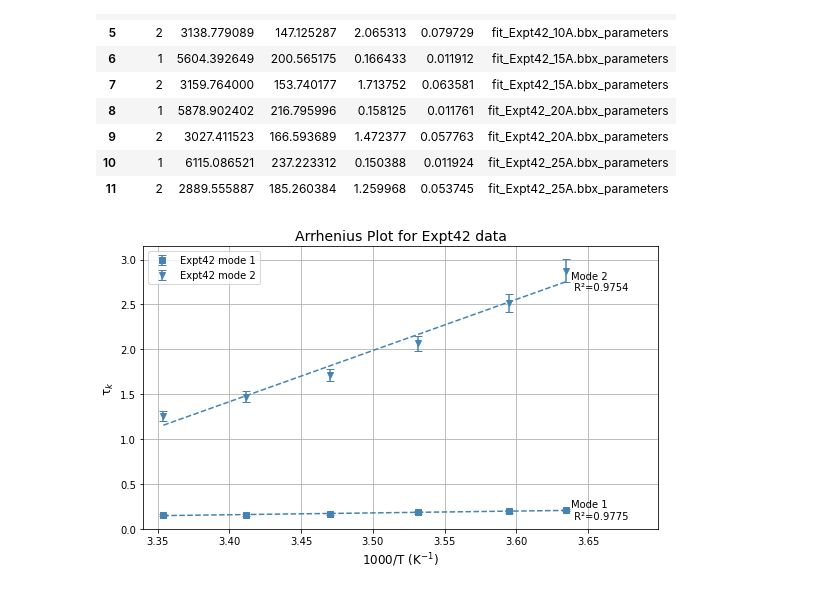
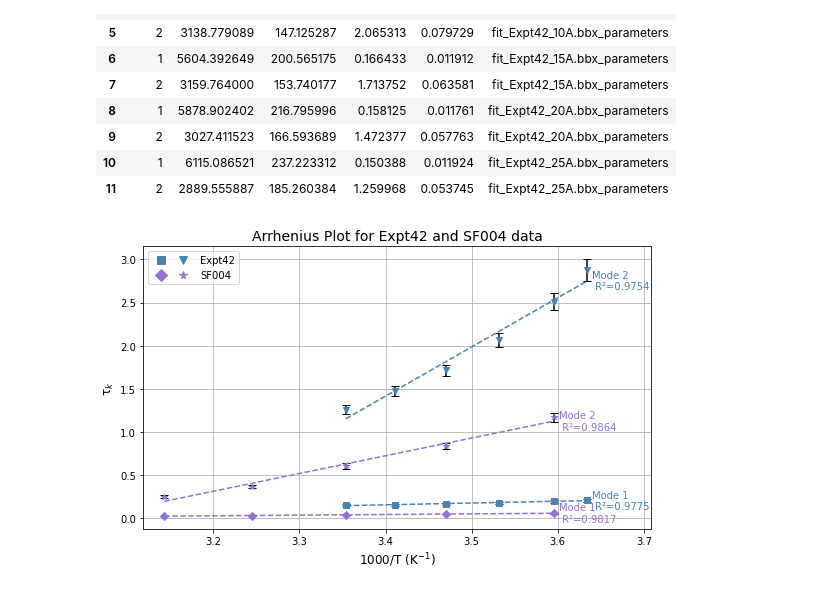
Before and after one commit to sc-coding-work/Sticky_Dumbbell_MS_Project, a Jupyter notebook: Fits_folder/Results_analysis.ipynb, the cells around one changed output. Cells and saved outputs as stored; diff of their text form; code cells hidden in the pictures.

```diff
--- a/Fits_folder/Results_analysis.ipynb
+++ b/Fits_folder/Results_analysis.ipynb
@@ -314,63 +314,87 @@ df_parameters['Expt42_data']
 # %%
 import numpy as np
 from scipy.stats import linregress
+from matplotlib.legend_handler import HandlerTuple
+import matplotlib.lines as mlines
 
-def plot_tau_arrhenius(df, temperature_list, label='Data', color='steelblue', marker=['s', 'v']):
+#def plot_tau_arrhenius(df, temperature_list, label='Data', color='steelblue', marker=['s', 'v']):
+def plot_tau_arrhenius(df1, df2, temperature_list1, temperature_list2, label1='Data 1', label2='Data 2'):
     """
     Plots tau_k vs 1000/T with error bars and a line of best fit.
 
     Parameters:
         df               : dataframe with tau_k and err_tau_k columns
         temperature_list : list of temperatures in °C, one per unique set, in order
         label            : legend label for the data
         color            : colour of the plotted data
         marker           : marker style
     """
+    markers = ['s', 'v', 'D', '*']
+    colors  = ['steelblue', 'steelblue', 'mediumpurple', 'mediumpurple']  # 2 colours per df
+    fig, ax = plt.subplots(figsize=(8, 5))  # moved outside the loop
+    i=0 # initialize mode index
+    for df, temperature_list, label, color_offset in zip(
+            [df1, df2], [temperature_list1, temperature_list2],
+            [label1, label2], [0, 2]):  # color_offset picks different colours per df
 
-    T_kelvin = [t + 273.15 for t in temperature_list]
-    x = np.array([1000 / t for t in T_kelvin])
+        T_kelvin = [t + 273.15 for t in temperature_list]
+        x = np.array([1000 / t for t in T_kelvin])
 
-    fig, ax = plt.subplots(figsize=(8, 5))
+        for mode, group in df.groupby('mode'):
+            marker = markers[i]
+            color  = colors[i]  # unique colour per df/mode combo
+            y    = group['tau_k'].values
+            yerr = group['err_tau_k'].values
 
-    # Loop over each mode separately
-    for i, (mode, group) in enumerate(df.groupby('mode')): #i is the current loop iteration index
-        y    = group['tau_k'].values
-        yerr = group['err_tau_k'].values
+            x_mode = x[:len(y)]
 
-        # x must match the number of rows in this group
-        x_mode = x[:len(y)]
+            slope, intercept, r, p, se = linregress(x_mode, y)
+            x_fit = np.linspace(min(x_mode), max(x_mode), 200)
+            y_fit = slope * x_fit + intercept
 
-        slope, intercept, r, p, se = linregress(x_mode, y)
-        x_fit = np.linspace(min(x_mode), max(x_mode), 200)
-        y_fit = slope * x_fit + intercept
+            ax.errorbar(x_mode, y, yerr=yerr, fmt=marker, color=color, capsize=4, label=f'{label} mode {mode}', ecolor='black')
+            ax.plot(x_fit, y_fit, linestyle='--', color=color, label='_nolegend_')
 
-        ax.errorbar(x_mode, y, yerr=yerr, fmt=marker[i],capsize=4, label=f'{label} mode {mode}', color=color)
-        ax.plot(x_fit, y_fit, linestyle='--', label='_nolegend_', color=color)
-
-        # Label at the end of the fit line
-        ax.annotate(f'Mode {mode}\n R²={r**2:.4f}',
-                    xy=(x_fit[-1], y_fit[-1]),           # position at end of line
-                    xytext=(5, 0),                         # offset slightly to the right
-                    textcoords='offset points',
-                    va='center', color='black',
-                    label='_nolegend_')
+            ax.annotate(f'Mode {mode}\n R²={r**2:.4f}',
+                        xy=(x_fit[-1], y_fit[-1]),
+                        xytext=(5, 0),
+                        textcoords='offset points',
+                        va='center', color=color)
+            i += 1  # increment mode index for the next mode
     # Add padding to the right side of the plot
     x_min, x_max = ax.get_xlim()
     ax.set_xlim(x_min, x_max + 0.05)  # add padding only to the right
 
     ax.set_xlabel('1000/T (K$^{-1}$)', fontsize=12)
     ax.set_ylabel('τ$_{k}$', fontsize=12)
-    ax.set_title(f'Arrhenius Plot for {label} data', fontsize=14)
-    ax.legend()
+    ax.set_title(f'Arrhenius Plot for {label1} and {label2} data', fontsize=14)
     ax.grid(True)
 
+    # Create individual markers
+    label1_mode1 = mlines.Line2D([], [], color='steelblue', marker='s', linestyle='None', markersize=8)
+    label1_mode2 = mlines.Line2D([], [], color='steelblue', marker='v', linestyle='None', markersize=8)
+
+    label2_mode1  = mlines.Line2D([], [], color='mediumpurple', marker='D', linestyle='None', markersize=8)
+    label2_mode2  = mlines.Line2D([], [], color='mediumpurple', marker='*', linestyle='None', markersize=8)
+
+    # Pair them together
+    ax.legend(
+        handles=[(label1_mode1, label1_mode2), (label2_mode1, label2_mode2)],
+        labels=[label1, label2],
+        handler_map={tuple: HandlerTuple(ndivide=None)},
+        handlelength=4)  # makes the legend entry wide enough to show both markers
+
     plt.tight_layout()
-    plt.savefig(f'{label}_tau_k_arrhenius.png', dpi=150)
+    plt.savefig(f'{label1}_&_{label2}_tau_k_arrhenius.png', dpi=150)
     plt.show()
 
 
 # Example call — replace temperatures with your actual values
-plot_tau_arrhenius(df_parameters['Expt42_data'], temperature_list=[2, 5, 10, 15, 20, 25], label='Expt42', color='steelblue')
-colors = ['steelblue', 'tomato', 'seagreen', 'mediumpurple']
+#plot_tau_arrhenius(df_parameters['Expt42_data'], temperature_list=[2, 5, 10, 15, 20, 25], label='Expt42', color='steelblue')
+plot_tau_arrhenius(df1=df_parameters['Expt42_data'],
+                   df2=df_parameters['SF004_data'],
+                   temperature_list1=[2, 5, 10, 15, 20, 25],
+                   temperature_list2=[5, 15, 25, 35, 45],
+                   label1='Expt42', label2='SF004')
 # %% [output]
-[figure, old version]
+[figure, new version]
```
Also changed, not shown: 1 other file.
